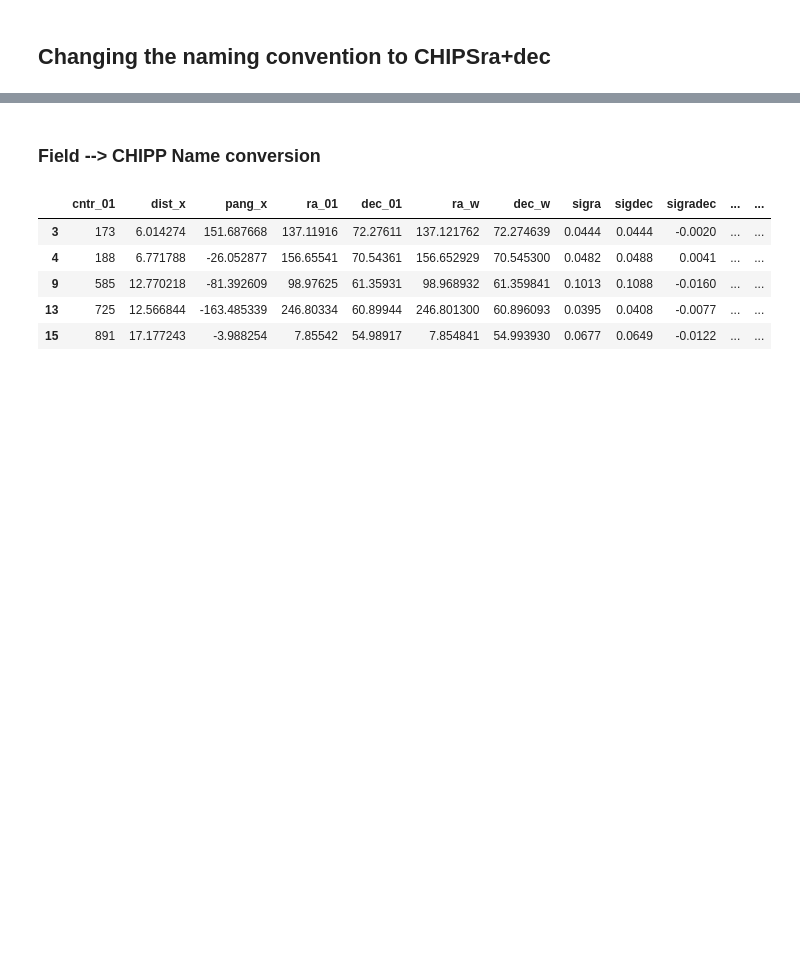
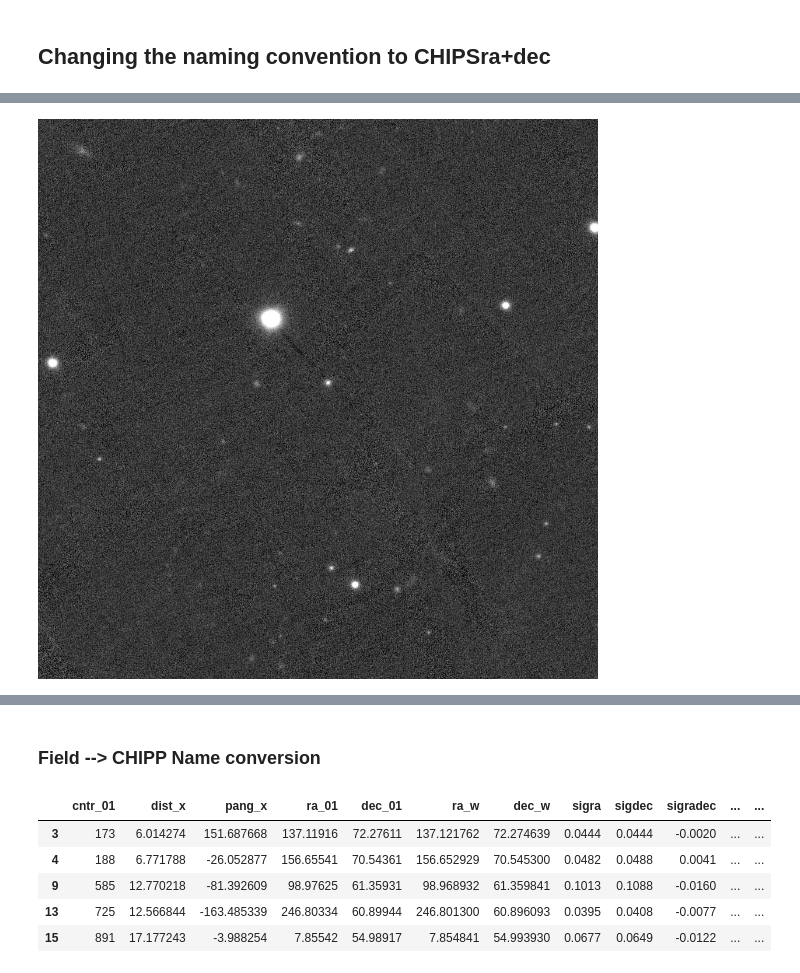
Before and after one commit to leogulus/XRay-Project, a Jupyter notebook: observed_rename_field|Panstarr_image.ipynb, the cells around one changed output, grey strips where cells are left out. Drawn from its saved outputs; the diff is of its cells as text; code cells hidden in the pictures; blank space fills up the shorter version.

```diff
--- a/observed_rename_field|Panstarr_image.ipynb
+++ b/observed_rename_field|Panstarr_image.ipynb
@@ -44,0 +269,3 @@ dfq.shape
+# %%
+getgrayim(0.38792,14.93375,size=960,filter="g")
+# %% [output]
@@ -44,0 +273 @@ dfq.shape
+[figure, added]
```
Also changed, not shown: parts of 31 cells of this notebook, 16 other files.
